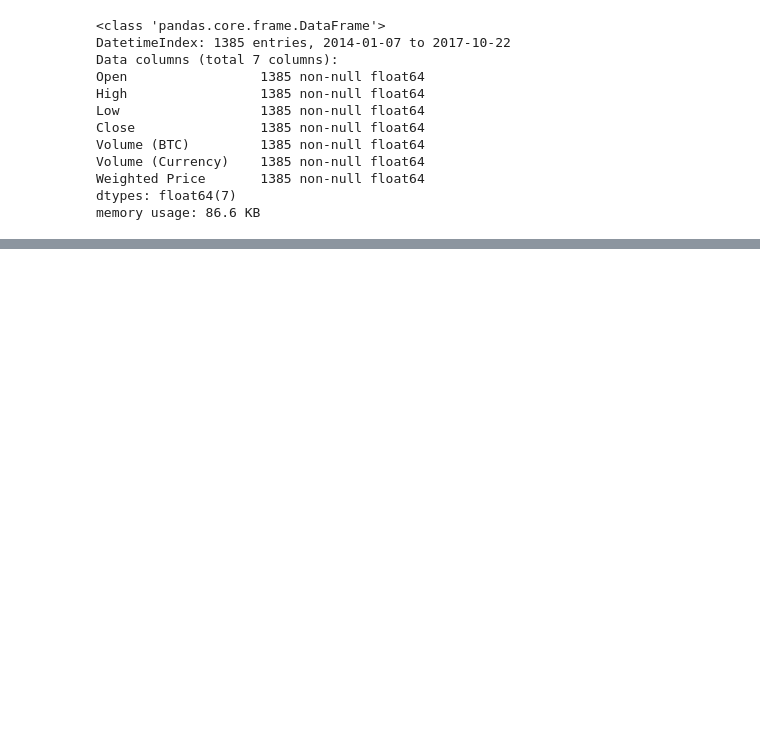
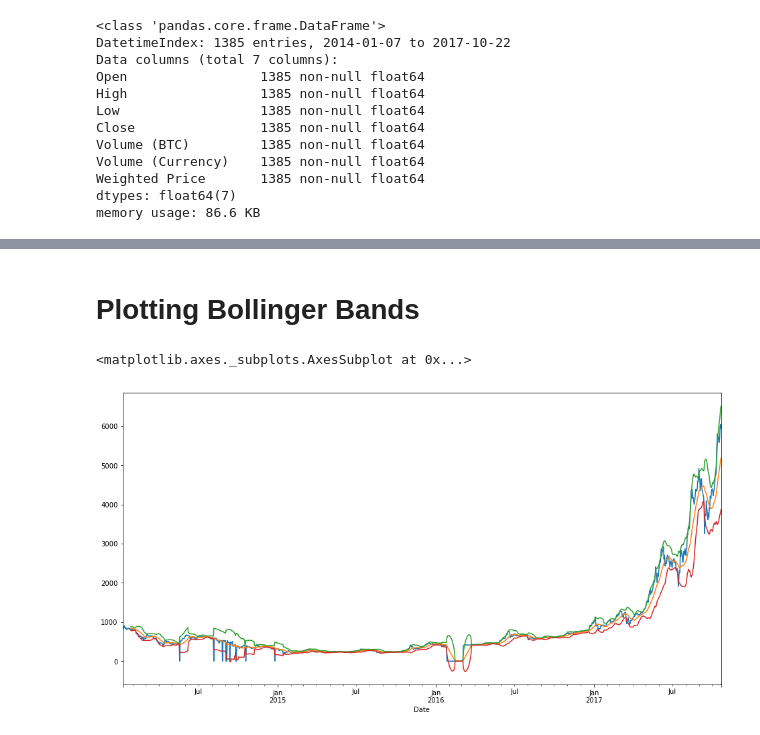
Before and after one commit to mtrsk/Internet-Magic-Money, a Jupyter notebook: cool-graphs/bitcoin.ipynb, the cells around one changed output, grey strips where cells are left out. Cells and saved outputs as stored; diff of their text form; code cells hidden in the pictures; blank space fills up the shorter version.

Commit message:
Added Bollinger Band plot

```diff
--- a/cool-graphs/bitcoin.ipynb
+++ b/cool-graphs/bitcoin.ipynb
@@ -113,0 +114,23 @@ plot_(btc_price)
+# %% [markdown]
+# Plotting Bollinger Bands
+# %%
+def plot_boll_band(df, k=2, period=20):
+    fig, ax = plt.subplots(figsize=(16,8))
+
+    df_period_mean = df['Close'].rolling(window=period).mean()
+
+    df_upper = df_period_mean + k*(df['Close'].rolling(period).std())
+
+    df_lower = df_period_mean - k*(df['Close'].rolling(period).std())
+
+    df['Close'].plot(ax=ax)
+    df_period_mean.plot(ax=ax)
+    df_upper.plot(ax=ax)
+    df_lower.plot(ax=ax)
+
+    return ax
+# %%
+plot_boll_band(btc_price)
+# %% [output]
+<matplotlib.axes._subplots.AxesSubplot at 0x...>
+[figure, added]
```
Also changed, not shown: parts of 5 cells of this notebook.
